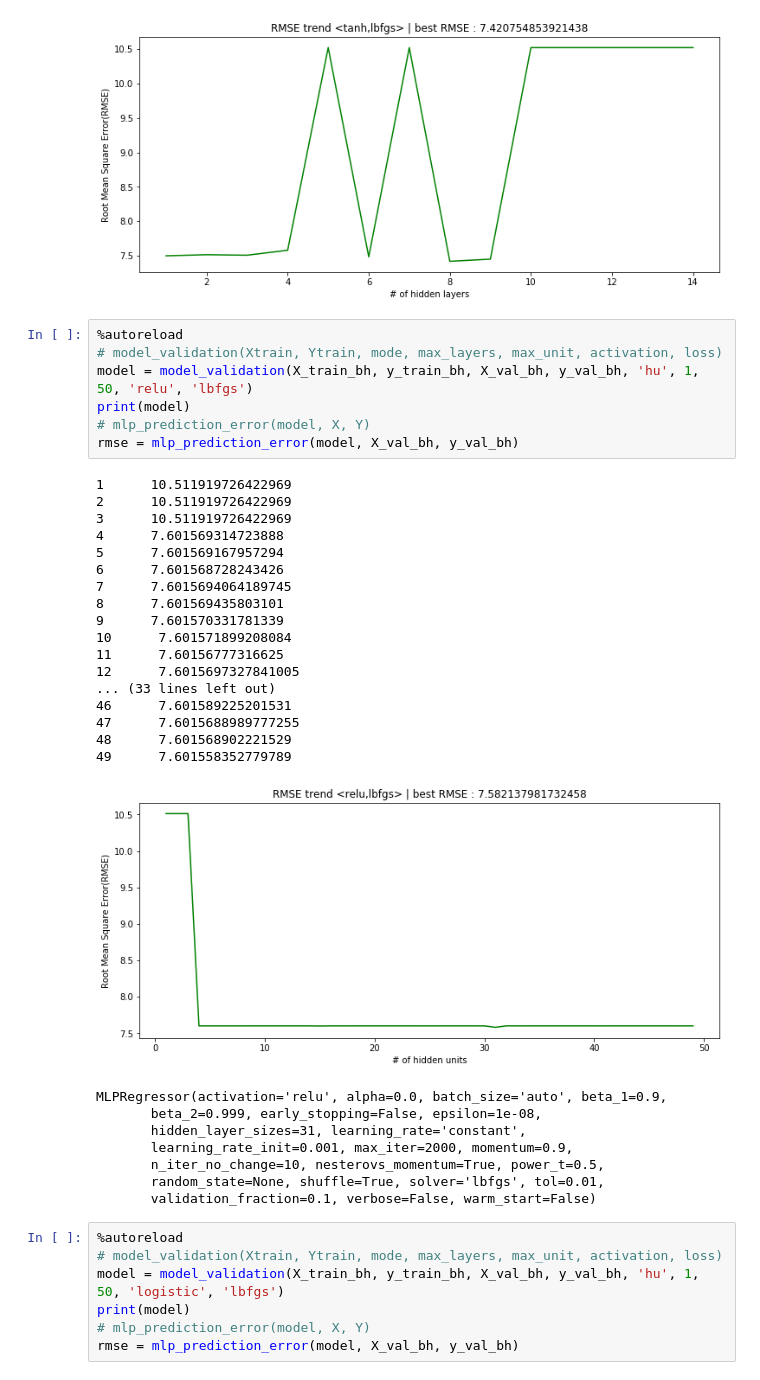
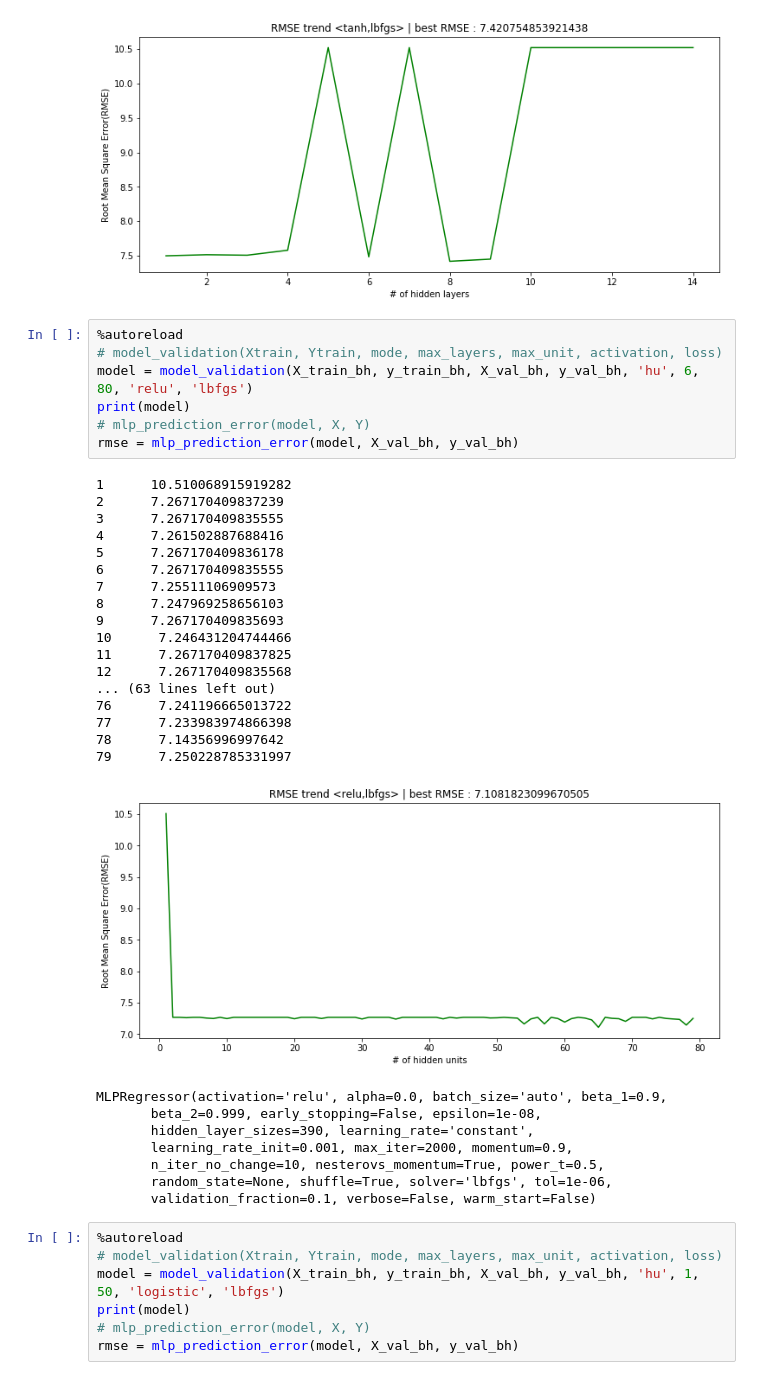
Before and after one commit to chanship72/pathloss, a Jupyter notebook: ann_regression_crossvalidation.ipynb, the cells around one changed output. Cells and saved outputs as stored; diff of their text form.

```diff
--- a/ann_regression_crossvalidation.ipynb
+++ b/ann_regression_crossvalidation.ipynb
@@ -157,35 +157,35 @@ rmse = mlp_prediction_error(model, X_val_bh, y_val_bh)
 # %%
 %autoreload
 # model_validation(Xtrain, Ytrain, mode, max_layers, max_unit, activation, loss)
-model = model_validation(X_train_bh, y_train_bh, X_val_bh, y_val_bh, 'hu', 1, 50, 'relu', 'lbfgs')
+model = model_validation(X_train_bh, y_train_bh, X_val_bh, y_val_bh, 'hu', 6, 80, 'relu', 'lbfgs')
 print(model)
 # mlp_prediction_error(model, X, Y)
 rmse = mlp_prediction_error(model, X_val_bh, y_val_bh)
 # %% [output]
-1      10.511919726422969
-2      10.511919726422969
-3      10.511919726422969
-4      7.601569314723888
-5      7.601569167957294
-6      7.601568728243426
-7      7.6015694064189745
-8      7.601569435803101
-9      7.601570331781339
-10      7.601571899208084
-11      7.60156777316625
-12      7.6015697327841005
-... (33 lines left out)
-46      7.601589225201531
-47      7.6015688989777255
-48      7.601568902221529
-49      7.601558352779789
+1      10.510068915919282
+2      7.267170409837239
+3      7.267170409835555
+4      7.261502887688416
+5      7.267170409836178
+6      7.267170409835555
+7      7.25511106909573
+8      7.247969258656103
+9      7.267170409835693
+10      7.246431204744466
+11      7.267170409837825
+12      7.267170409835568
+... (63 lines left out)
+76      7.241196665013722
+77      7.233983974866398
+78      7.14356996997642
+79      7.250228785331997
-[figure, old version]
+[figure, new version]
 MLPRegressor(activation='relu', alpha=0.0, batch_size='auto', beta_1=0.9,
        beta_2=0.999, early_stopping=False, epsilon=1e-08,
-       hidden_layer_sizes=31, learning_rate='constant',
+       hidden_layer_sizes=390, learning_rate='constant',
        learning_rate_init=0.001, max_iter=2000, momentum=0.9,
        n_iter_no_change=10, nesterovs_momentum=True, power_t=0.5,
-       random_state=None, shuffle=True, solver='lbfgs', tol=0.01,
+       random_state=None, shuffle=True, solver='lbfgs', tol=1e-06,
        validation_fraction=0.1, verbose=False, warm_start=False)
 # %%
 %autoreload
```
Also changed, not shown: 3 other files.
